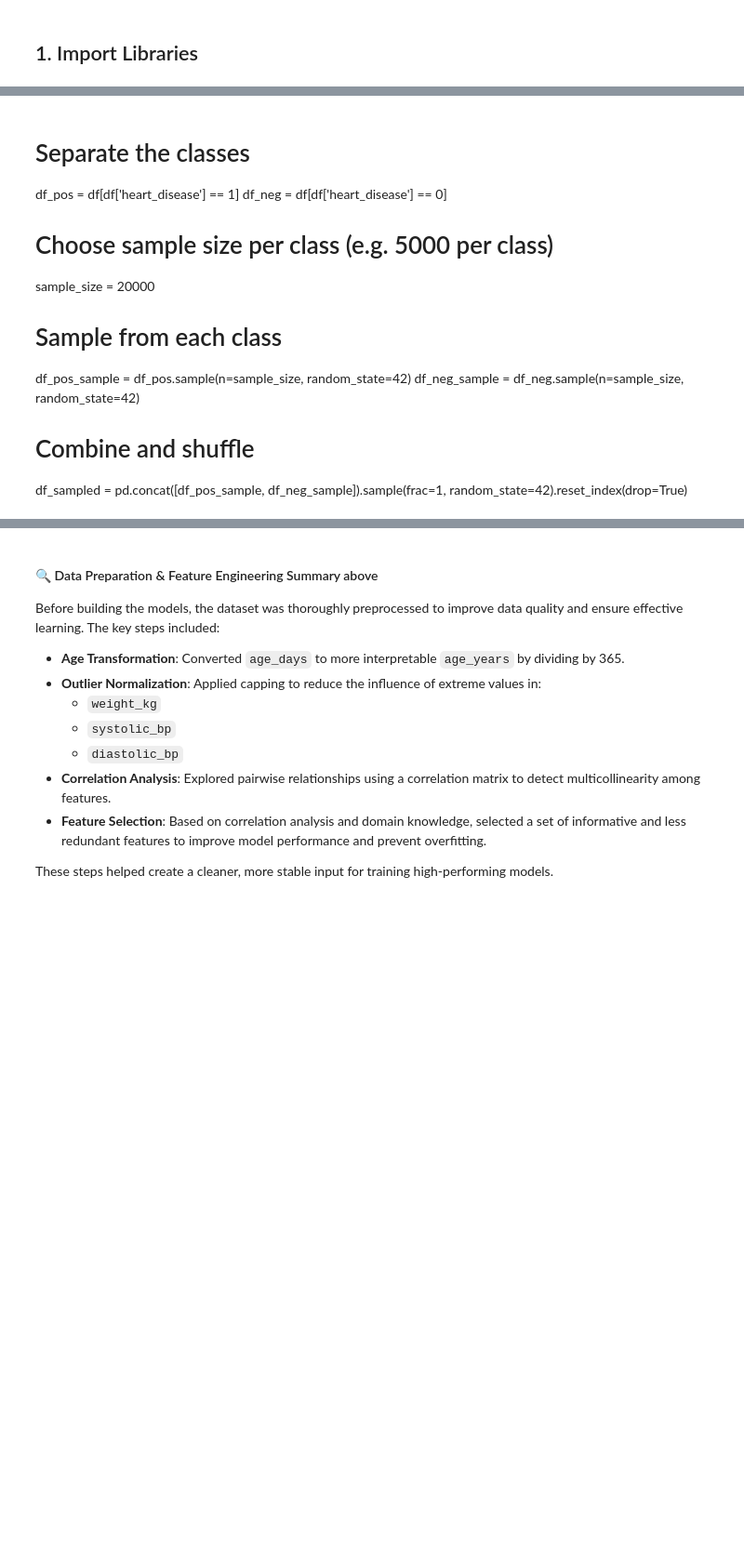
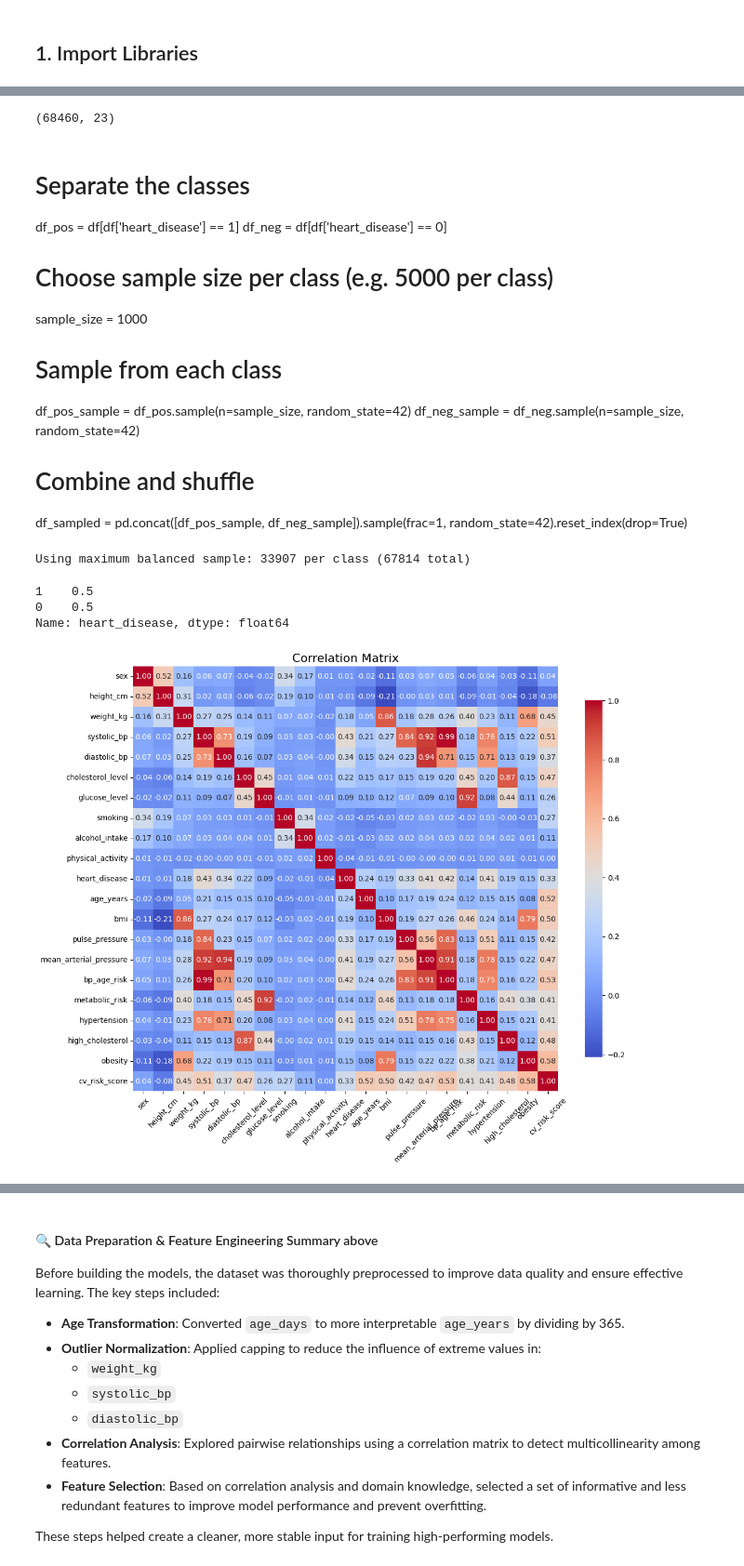
Before and after one commit to bopitien/multi-health-ml-predictor, a Jupyter notebook: notebooks/heart_disease.ipynb, the cells around one changed output, grey strips where cells are left out. Shown at 93% size. Saved outputs shown, nothing was run; the diff lists cells and outputs as text; code cells hidden in the pictures; blank space fills up the shorter version.

```diff
--- a/notebooks/heart_disease.ipynb
+++ b/notebooks/heart_disease.ipynb
@@ -131,10 +252,14 @@ df.dtypes
+# %%
+df.shape
+# %% [output]
+(68460, 23)
 # %% [markdown]
 # Separate the classes
 df_pos = df[df['heart_disease'] == 1]
 df_neg = df[df['heart_disease'] == 0]
 
 # Choose sample size per class (e.g. 5000 per class)
-sample_size = 20000
+sample_size = 1000
 
 # Sample from each class
 df_pos_sample = df_pos.sample(n=sample_size, random_state=42)
@@ -142,21 +267,47 @@ df_neg_sample = df_neg.sample(n=sample_size, random_state=42)
 
 # Combine and shuffle
 df_sampled = pd.concat([df_pos_sample, df_neg_sample]).sample(frac=1, random_state=42).reset_index(drop=True)
+# %%
+# Separate the classes
+df_pos = df[df['heart_disease'] == 1]
+df_neg = df[df['heart_disease'] == 0]
+
+# Use all available data, balanced to smaller class
+sample_size = min(len(df_pos), len(df_neg))  # Use maximum possible balanced sample
+
+print(f"Using maximum balanced sample: {sample_size} per class ({sample_size*2} total)")
+
+# Sample from each class
+df_pos_sample = df_pos.sample(n=sample_size, random_state=42)
+df_neg_sample = df_neg.sample(n=sample_size, random_state=42)
+
+# Combine and shuffle
+df_sampled = pd.concat([df_pos_sample, df_neg_sample]).sample(frac=1, random_state=42).reset_index(drop=True)
+# %% [output]
+Using maximum balanced sample: 33907 per class (67814 total)
+# %%
+
+df_sampled['heart_disease'].value_counts(normalize=True)
+# %% [output]
+1    0.5
+0    0.5
+Name: heart_disease, dtype: float64
 # %%
-# dfmodel = df_sampled.drop(columns=['index', 'id'])
-dfmodel = df.drop(columns=['index', 'id'])
+dfmodel = df_sampled.drop(columns=['index', 'id'])
 
 
 # Compute correlation matrix
 correl_matrix = dfmodel.corr()
 
 # Plot heatmap
 plt.figure(figsize=(12, 10))
 sns.heatmap(correl_matrix, annot=True, fmt=".2f", cmap='coolwarm', square=True, cbar_kws={'shrink': .8})
 plt.title("Correlation Matrix", fontsize=16)
 plt.xticks(rotation=45)
 plt.yticks(rotation=0)
 plt.tight_layout()
 plt.show()
+# %% [output]
+[figure, added]
 # %%
 correl_matrix
```
Also changed, not shown: parts of 51 cells of this notebook, 8 other files.
